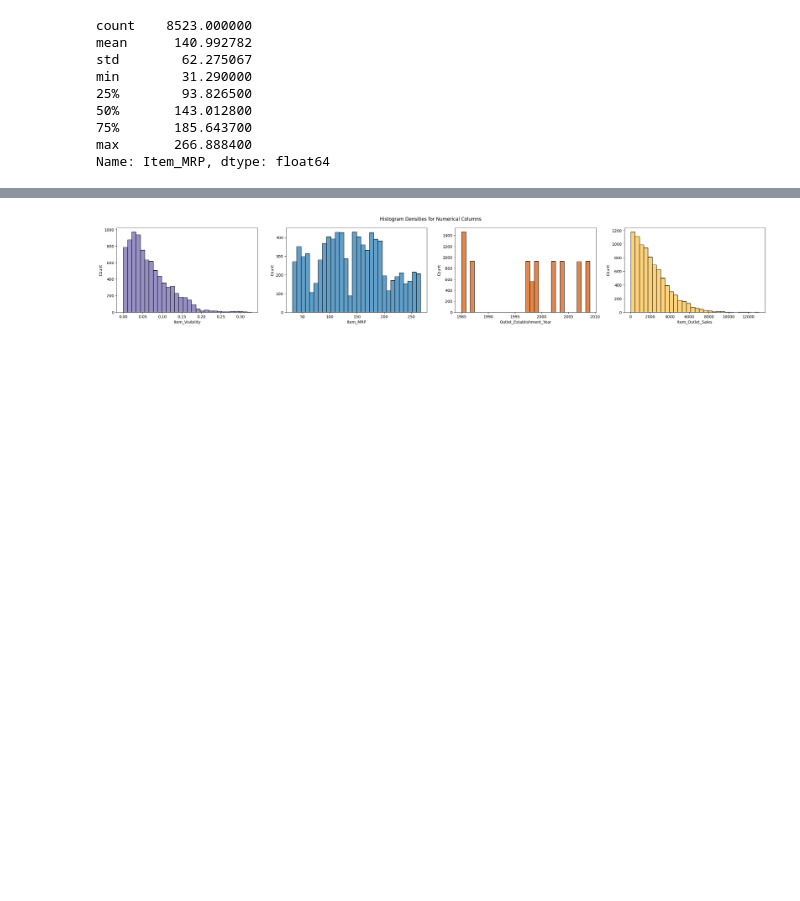
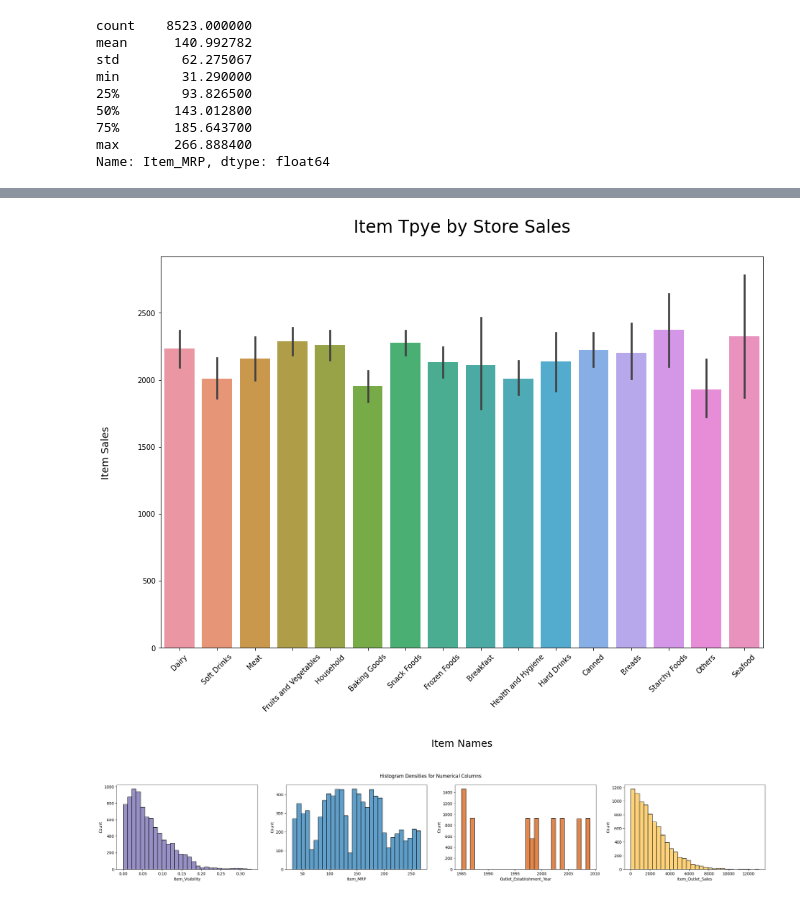
Before and after one commit to starkjones/Food-Sales-Predictions, a Jupyter notebook: Food_Sales_Prediction.ipynb, the cells around one changed output, grey strips where cells are left out. Cells and saved outputs as stored; diff of their text form; code cells hidden in the pictures; blank space fills up the shorter version.

```diff
--- a/Food_Sales_Prediction.ipynb
+++ b/Food_Sales_Prediction.ipynb
@@ -247,3 +249,12 @@ bar.figsize=(15,10)
+# %%
+fig, bp = plt.subplots(nrows=1, ncols =1, figsize= (15,10))
+bp = sns.barplot(data=df, x= 'Item_Type', y = 'Item_Outlet_Sales');
+plt.title('Item Tpye by Store Sales\n', fontsize =24)
+plt.ylabel('Item Sales\n\n', fontsize=14);
+plt.xlabel('\n\nItem Names', fontsize=14);
+plt.xticks(rotation=45);
+# %% [output]
+[figure, added]
 # %%
 # Histogram to view the distributions of various features in your dataset.
 
```
Also changed, not shown: parts of 19 cells of this notebook.
